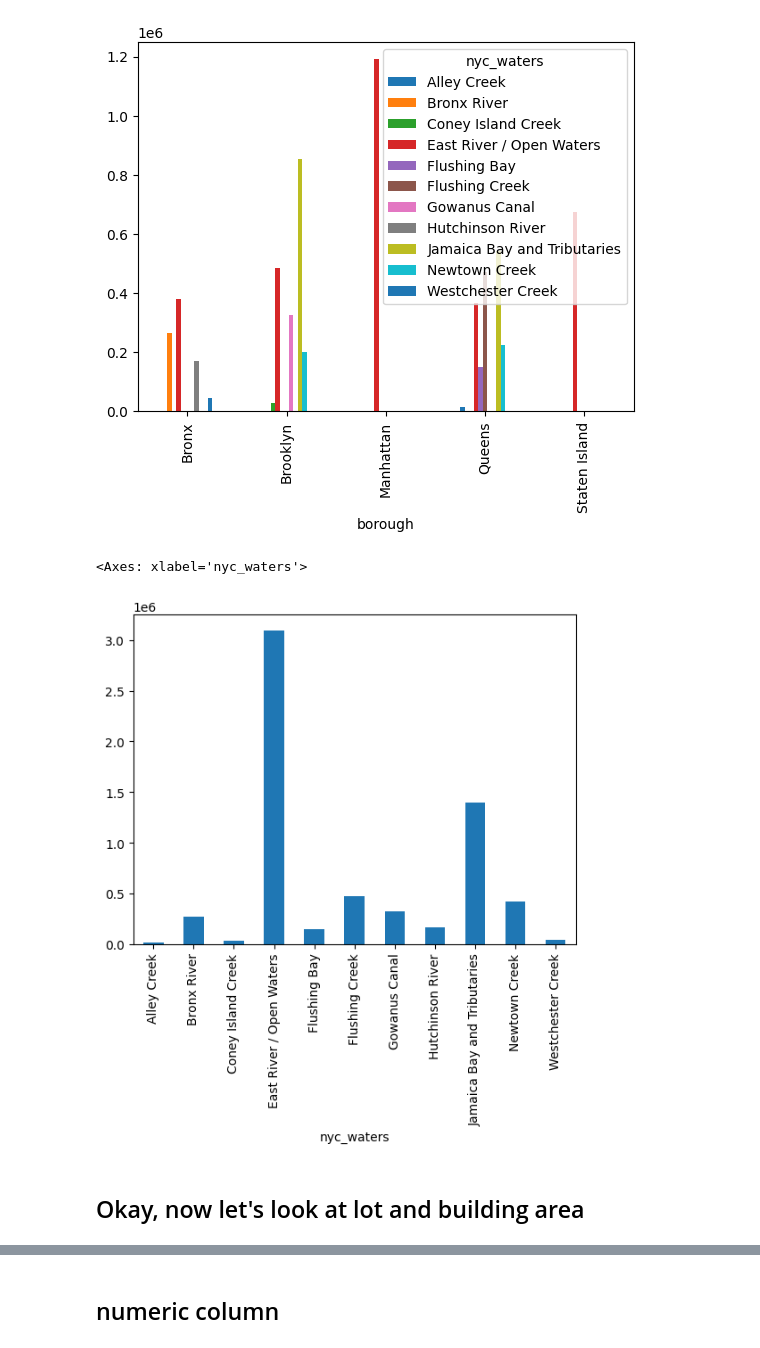
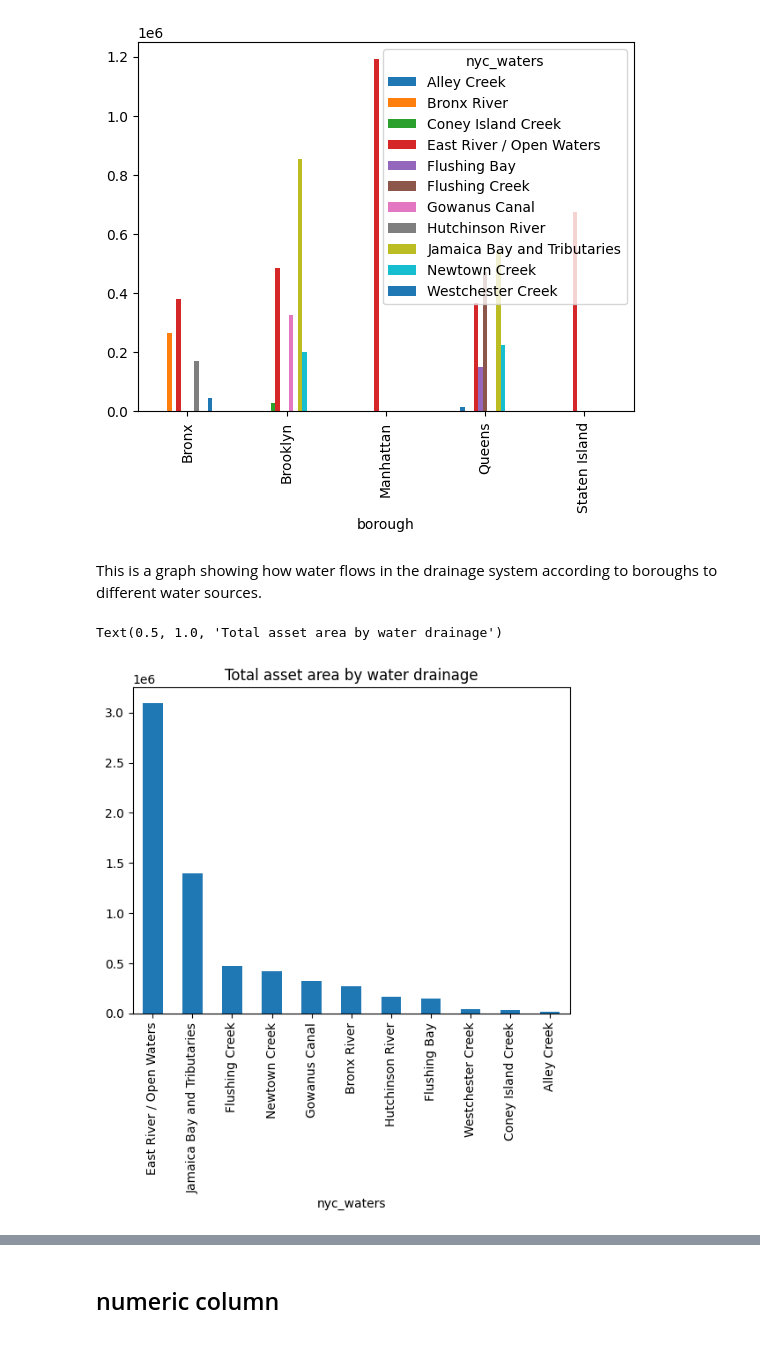
Before and after one commit to Risekk37/cdp-mapping-systems, a Jupyter notebook: Assignments/01_Assignments_Kitae_Kim.ipynb, the cells around one changed output, grey strips where cells are left out. Drawn from its saved outputs; the diff is of its cells as text; code cells hidden in the pictures.

```diff
--- a/Assignments/01_Assignments_Kitae_Kim.ipynb
+++ b/Assignments/01_Assignments_Kitae_Kim.ipynb
@@ -17,2 +17,2 @@ import pydeck as pdk
 # %%
-pluto_ogrio = ogr.read_dataframe("../Data/DEP Green Infrastructure/geo_export_3298f6ed-a61a-4d9f-a900-907faeaebf16.shp")
+Green_Infra = ogr.read_dataframe("../Assignments/Data/DEP Green Infrastructure/geo_export_3298f6ed-a61a-4d9f-a900-907faeaebf16.shp")
@@ -103,10 +119,11 @@ pluto_ogrio.groupby(["borough","nyc_waters"]).asset_area.sum().unstack().plot.ba
 # %% [output]
 <Axes: xlabel='borough'>
 [figure]
+# %% [markdown]
+This is a graph showing how water flows in the drainage system according to boroughs to different water sources.
 # %%
-pluto_ogrio.groupby(["nyc_waters"]).asset_area.sum().plot.bar()
+Green_Infra.groupby("nyc_waters").asset_area.sum().sort_values(ascending=False).plot.bar()
+plt.title("Total asset area by water drainage")
 # %% [output]
-<Axes: xlabel='nyc_waters'>
+Text(0.5, 1.0, 'Total asset area by water drainage')
-[figure, old version]
+[figure, new version]
-# %% [markdown]
-## Okay, now let's look at lot and building area
```
Also changed, not shown: parts of 66 cells of this notebook, 23 other files.
